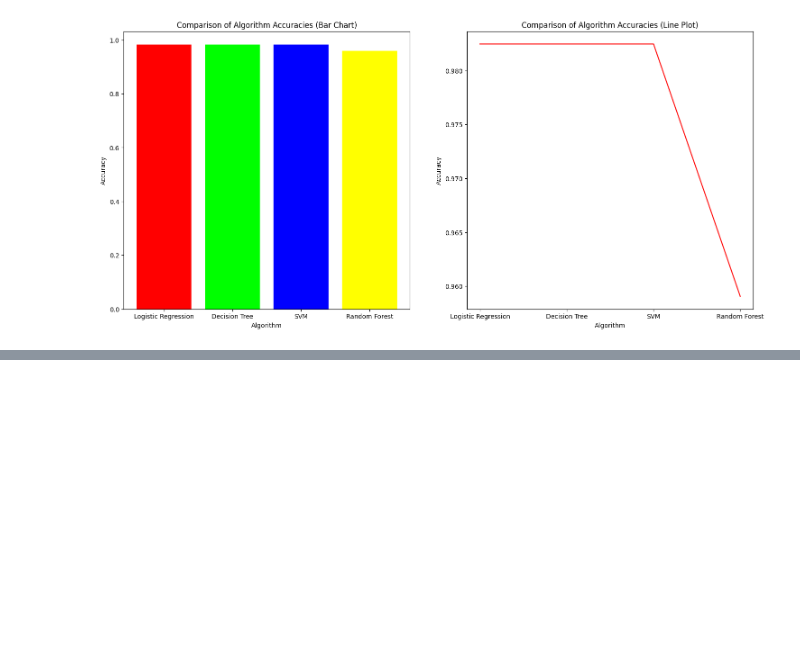
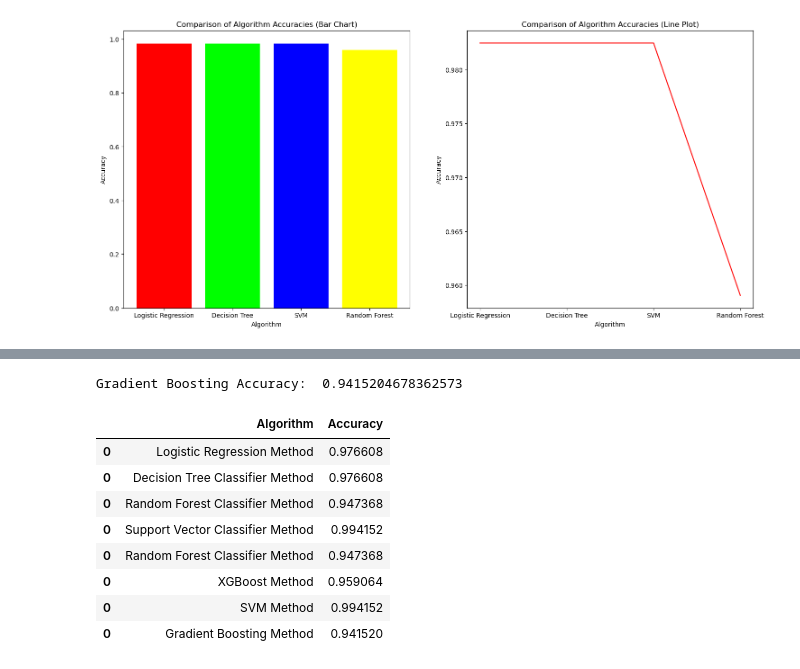
Before and after one commit to shrprabh/Breast-Cancer-Prediction-System-Utilizing-Machine-Learning-Algorithms-Group-15, a Jupyter notebook: Breast_Cancer_Prediction_Project.ipynb, the cells around one changed output, grey strips where cells are left out. Saved outputs shown, nothing was run; the diff lists cells and outputs as text; code cells hidden in the pictures; blank space fills up the shorter version.

```diff
--- a/Breast_Cancer_Prediction_Project.ipynb
+++ b/Breast_Cancer_Prediction_Project.ipynb
@@ -604,0 +636,20 @@ plt.show()
+# %%
+import xgboost as xgb
+
+# Define the model
+model = xgb.XGBClassifier(n_estimators=100, learning_rate=0.1, max_depth=5, random_state=42)
+
+# Train the model
+model.fit(X_train, y_train)
+
+# Predict with the trained model
+y_pred = model.predict(X_test)
+
+print("XGBoost Accuracy: ", accuracy_score(y_test, y_pred))
+
+xgb_acc = accuracy_score(y_test, y_pred)
+
+# Record the results
+tempResults = pd.DataFrame({'Algorithm':['XGBoost Method'], 'Accuracy':[xgb_acc]})
+results = pd.concat([results, tempResults])
+results = results[['Algorithm','Accuracy']]
@@ -604,0 +688,37 @@ plt.show()
+# %%
+from sklearn.ensemble import GradientBoostingClassifier
+from sklearn.metrics import accuracy_score
+
+# Ensure X_train and y_train are defined
+if 'X_train' in globals() and 'y_train' in globals():
+	# Define the model
+	gbc = GradientBoostingClassifier(n_estimators=100, learning_rate=0.1, max_depth=5, random_state=42)
+
+	# Train the model
+	gbc.fit(X_train, y_train)
+
+	# Predict with the trained model
+	y_pred = gbc.predict(X_test)
+
+	# Calculate accuracy
+	gbc_acc = accuracy_score(y_test, y_pred)
+	print("Gradient Boosting Accuracy: ", gbc_acc)
+
+	# Record the results
+	tempResults = pd.DataFrame({'Algorithm': ['Gradient Boosting Method'], 'Accuracy': [gbc_acc]})
+	results = pd.concat([results, tempResults])
+	results = results[['Algorithm', 'Accuracy']]
+	display(results)
+else:
+	print("X_train or y_train is not defined. Please ensure the cell defining these variables is executed.")
+# %% [output]
+Gradient Boosting Accuracy:  0.9415204678362573
+|  | Algorithm | Accuracy |
+| 0 | Logistic Regression Method | 0.976608 |
+| 0 | Decision Tree Classifier Method | 0.976608 |
+| 0 | Random Forest Classifier Method | 0.947368 |
+| 0 | Support Vector Classifier Method | 0.994152 |
+| 0 | Random Forest Classifier Method | 0.947368 |
+| 0 | XGBoost Method | 0.959064 |
+| 0 | SVM Method | 0.994152 |
+| 0 | Gradient Boosting Method | 0.941520 |
```
Also changed, not shown: parts of 27 cells of this notebook.
